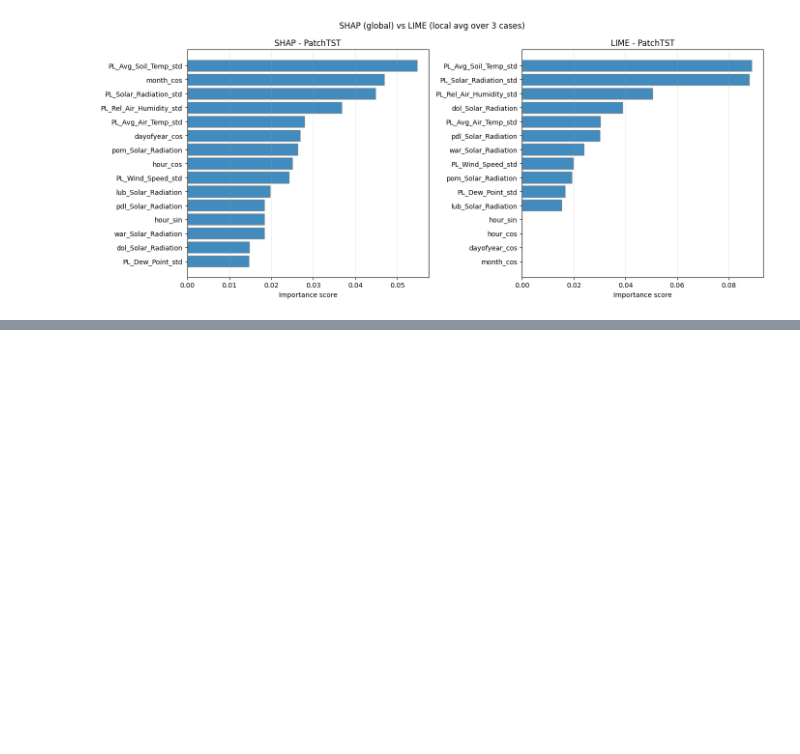
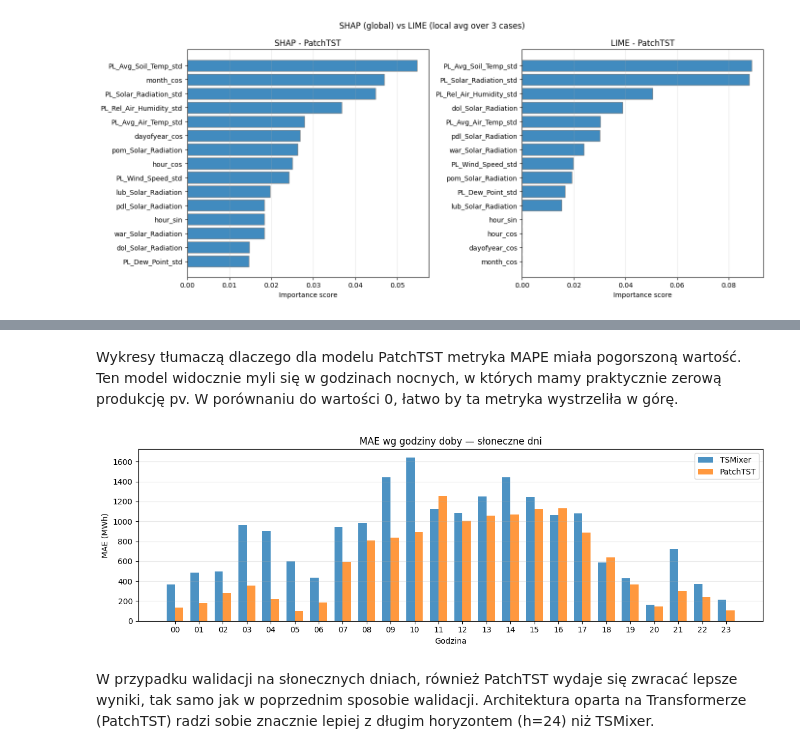
Before and after one commit to DuckDrivingTractor/Pracownia-Problemowa, a Jupyter notebook: pv_work/models_pv.ipynb, the cells around one changed output, grey strips where cells are left out. Cells and saved outputs as stored; diff of their text form; code cells hidden in the pictures; blank space fills up the shorter version.

```diff
--- a/pv_work/models_pv.ipynb
+++ b/pv_work/models_pv.ipynb
@@ -816,0 +1038,26 @@ plt.show()
+# %% [markdown]
+Wykresy tłumaczą dlaczego dla modelu PatchTST metryka MAPE miała pogorszoną wartość. Ten model widocznie myli się w godzinach nocnych, w których mamy praktycznie zerową produkcję pv. W porównaniu do wartości 0, łatwo by ta metryka wystrzeliła w górę.
+# %%
+# MAE wg godziny doby — uśrednione po wszystkich słonecznych dniach
+# (każde okno to pełny dzień 00:00–23:00, więc kolumna h = godzina h)
+hours_axis  = np.arange(HORIZON)
+mae_h_ts_sn = np.mean(np.abs(trues_ts_sn - preds_ts_sn), axis=0)
+mae_h_pt_sn = np.mean(np.abs(trues_ts_sn - preds_pt_sn), axis=0)
+w = 0.35
+
+fig, ax = plt.subplots(figsize=(12, 4))
+ax.bar(hours_axis - w/2, mae_h_ts_sn, w,    alpha=0.8, label="TSMixer")
+ax.bar(hours_axis + w/2, mae_h_pt_sn, w, alpha=0.8, label="PatchTST")
+ax.set_xticks(hours_axis)
+ax.set_xticklabels([f"{h:02d}" for h in hours_axis])
+ax.set_title("MAE wg godziny doby — słoneczne dni")
+ax.set_xlabel("Godzina")
+ax.set_ylabel("MAE (MWh)")
+ax.legend()
+ax.grid(alpha=0.3, axis="y")
+plt.tight_layout()
+plt.show()
+# %% [output]
+[figure, added]
+# %% [markdown]
+W przypadku walidacji na słonecznych dniach, również PatchTST wydaje się zwracać lepsze wyniki, tak samo jak w poprzednim sposobie walidacji. Architektura oparta na Transformerze (PatchTST) radzi sobie znacznie lepiej z długim horyzontem (h=24) niż TSMixer.
```
Also changed, not shown: parts of 16 cells of this notebook, 3 other files.
